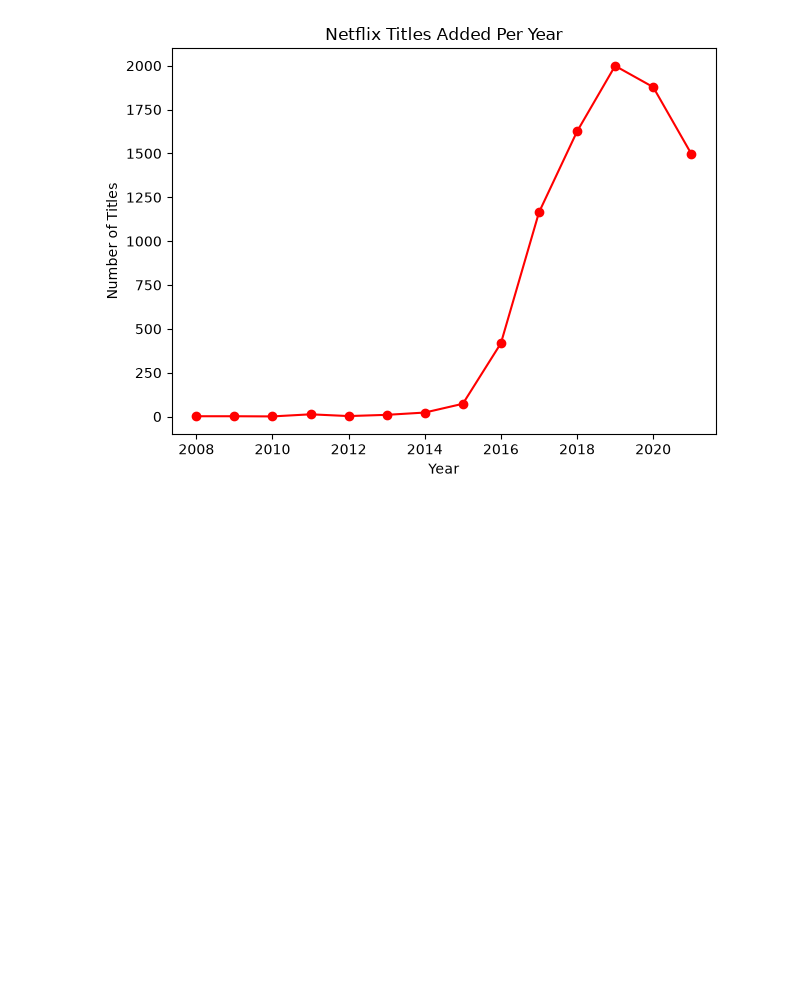
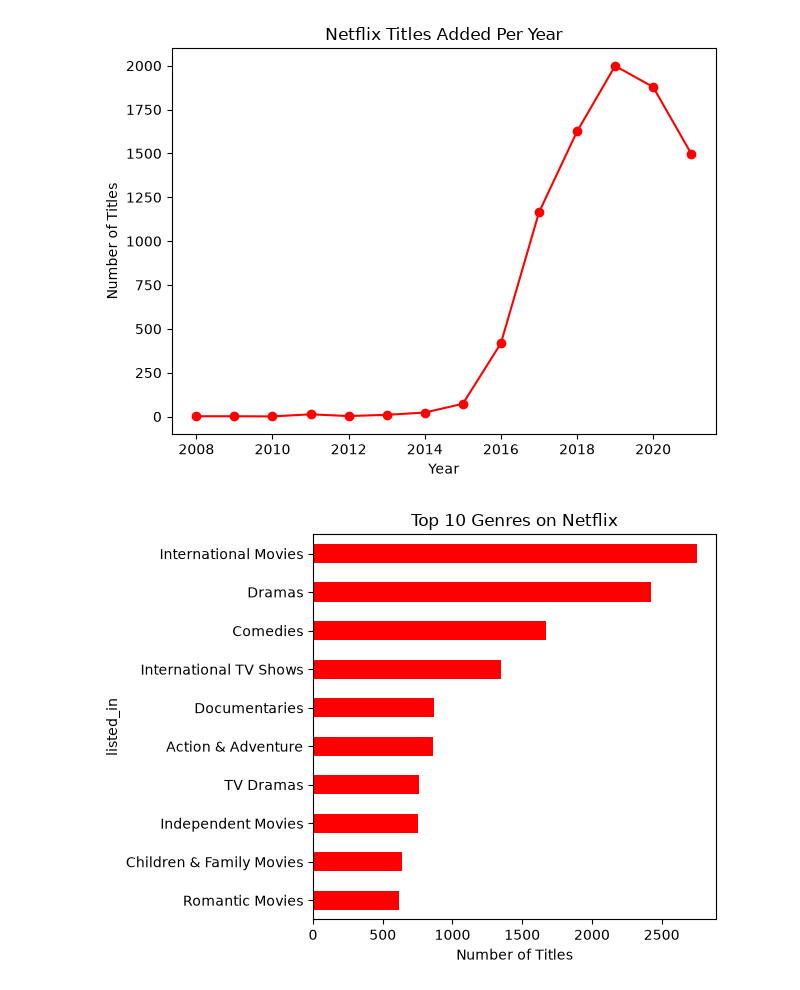
Before and after one commit to riyagundeti/netflix-content-analysis, a Jupyter notebook: netflix.analysis.ipynb, the cells around one changed output. Cells and saved outputs as stored; diff of their text form; code cells hidden in the pictures; blank space fills up the shorter version.

Commit message:
added a new ananalysis 4- genre distribution

```diff
--- a/netflix.analysis.ipynb
+++ b/netflix.analysis.ipynb
@@ -80,3 +80,18 @@ plt.savefig('analysis3_titles_over_time.png')
 plt.show()
 # %% [output]
 [figure]
+# %%
+# Splits each row's genres into a list, then "explode" so each genre gets its own row
+genres = df['listed_in'].str.split(', ').explode()
+# Now count them properly
+top_genres = genres.value_counts().head(10)
+
+top_genres.plot(kind='barh', color='red')
+plt.title('Top 10 Genres on Netflix')
+plt.xlabel('Number of Titles')
+plt.gca().invert_yaxis()  # so #1 genre shows at the top
+plt.tight_layout()
+plt.savefig('analysis4_top_genres.png')
+plt.show()
+# %% [output]
+[figure, added]
```
Also changed, not shown: 1 other file.
